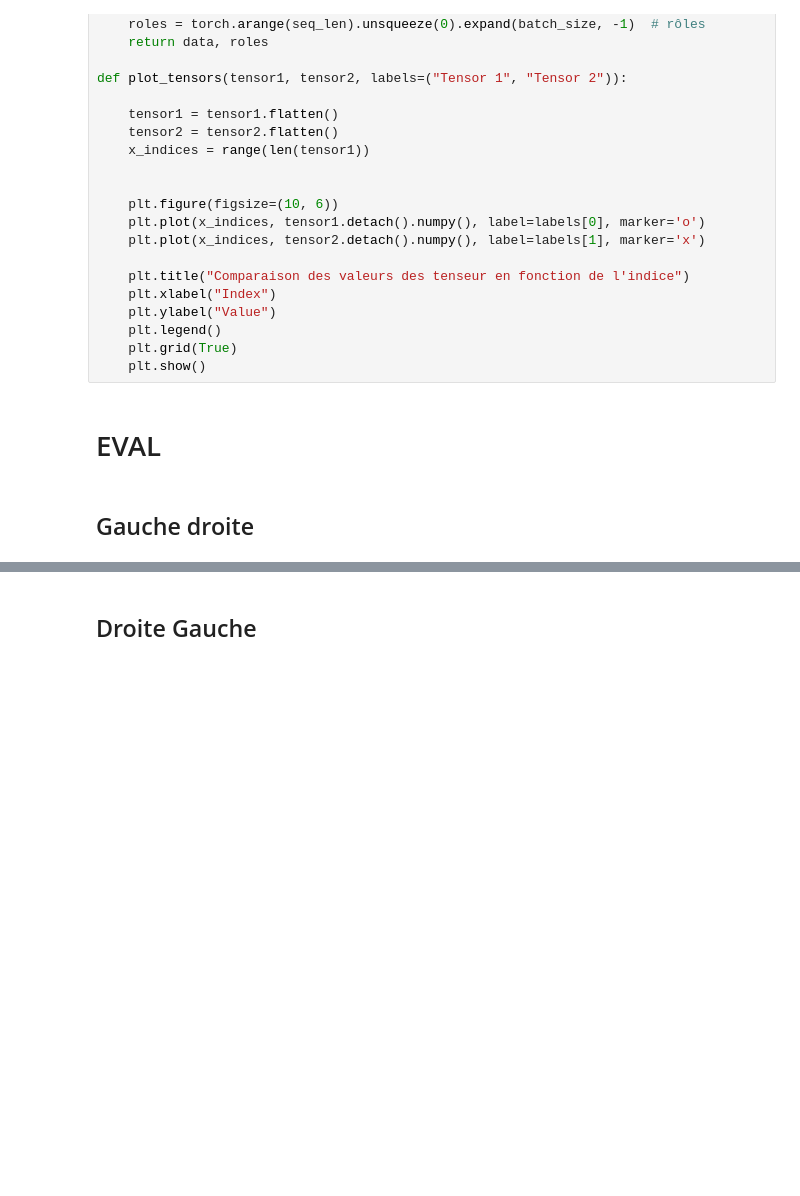
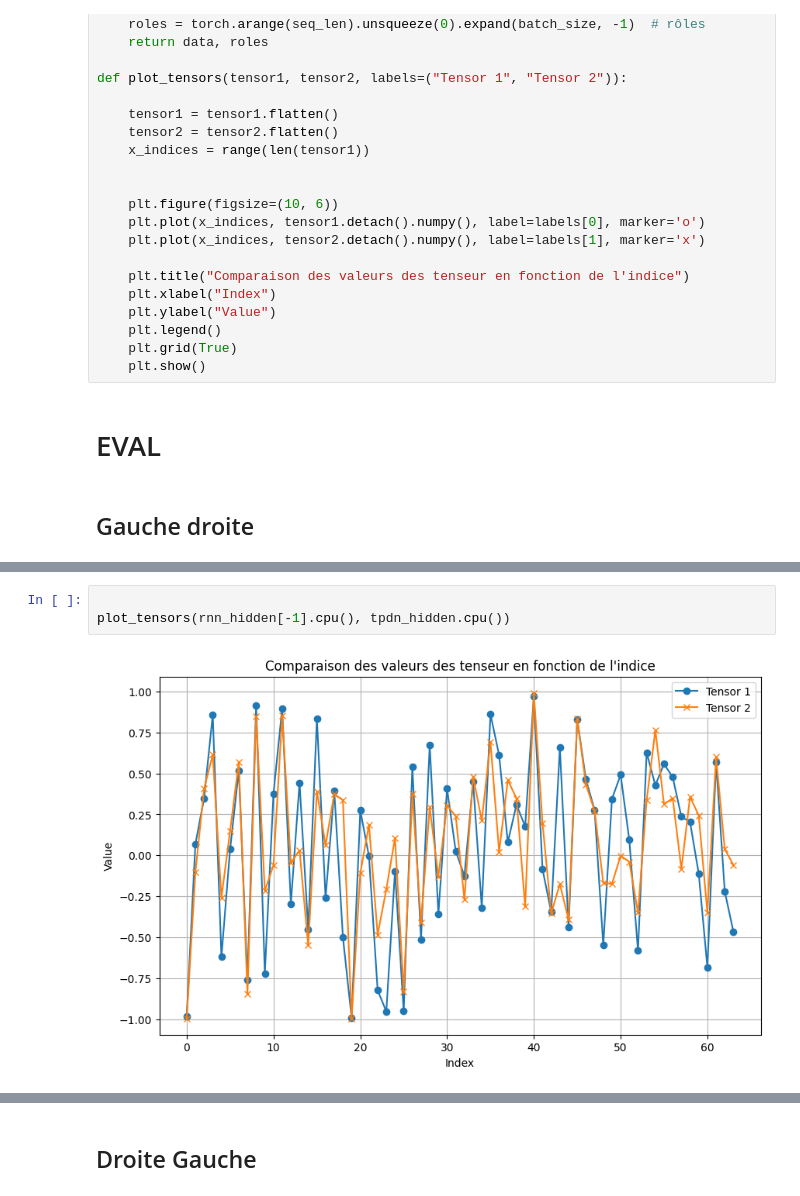
Before and after one commit to baptxste/projet_3A, a Jupyter notebook: partie1.ipynb, the cells around one changed output, grey strips where cells are left out. Drawn from its saved outputs; the diff is of its cells as text; blank space fills up the shorter version.

```diff
--- a/partie1.ipynb
+++ b/partie1.ipynb
@@ -60,0 +100,5 @@ load le tpdn qui va bien, faire 1000 expérience et afficher l'accuracy et la lo
+# %%
+
+plot_tensors(rnn_hidden[-1].cpu(), tpdn_hidden.cpu())
+# %% [output]
+[figure, added]
```
Also changed, not shown: parts of 5 cells of this notebook, 48 other files.
